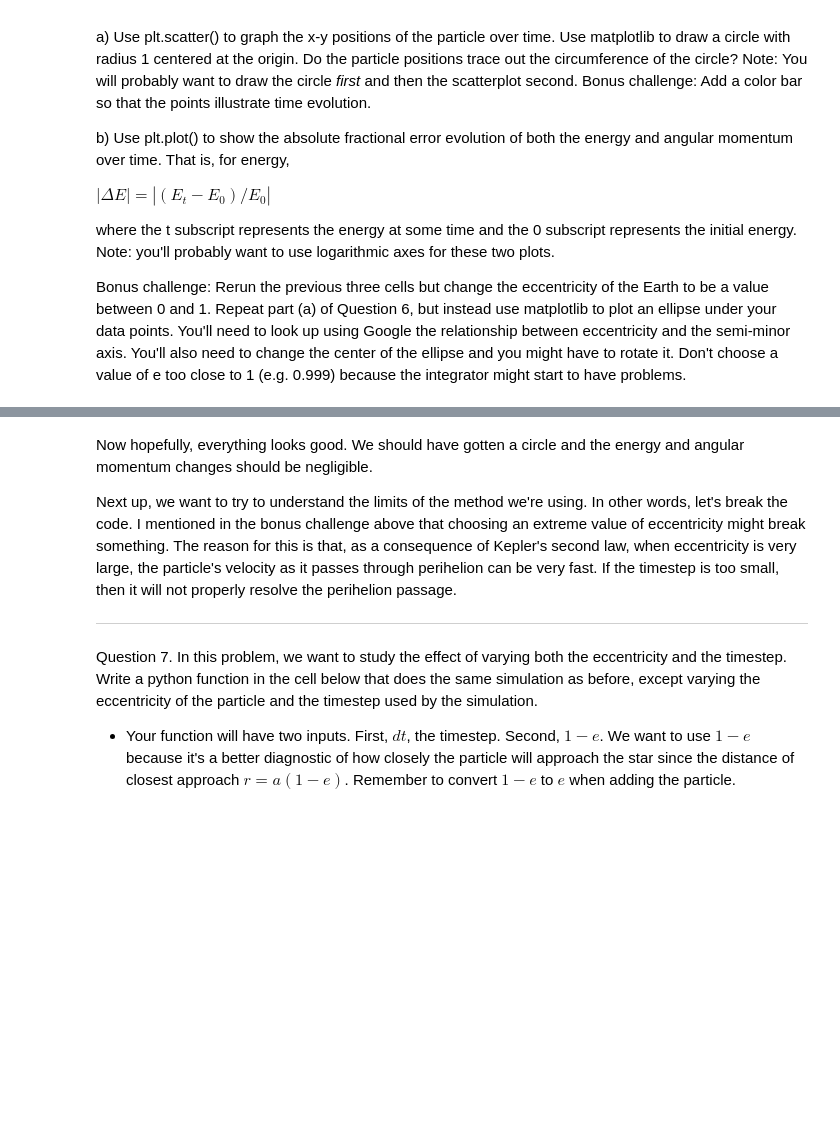
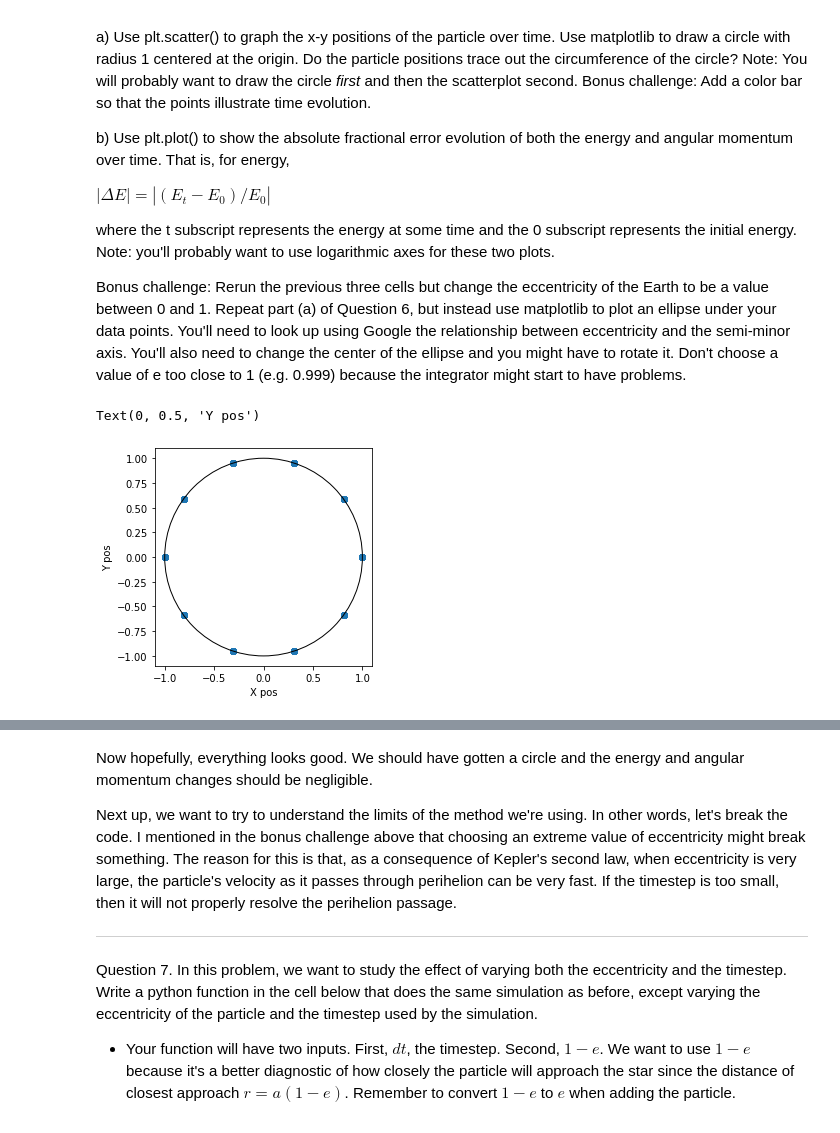
Before and after one commit to CIERA-Northwestern/REACHpy, a Jupyter notebook: Projects/SimulatingPlanetarySystems/SimulatingPlanetarySystems.ipynb, the cells around one changed output, grey strips where cells are left out. Cells and saved outputs as stored; diff of their text form; code cells hidden in the pictures; blank space fills up the shorter version.

```diff
--- a/Projects/SimulatingPlanetarySystems/SimulatingPlanetarySystems.ipynb
+++ b/Projects/SimulatingPlanetarySystems/SimulatingPlanetarySystems.ipynb
@@ -139,7 +188,7 @@ def L_tot(x, y, vx, vy):
 sim = rebound.Simulation()
 sim.G = 4*np.pi**2
 sim.integrator = "whfast"
-sim.dt = 1e-2
+sim.dt = 1e-3
 
 # add particles
 sim.add(m=1) # Sun
@@ -165,10 +214,13 @@ Question 5. Take a look at the second code box in the [documentation](https://re
-# %%
-for time in times:
-  vxs[time] =
-  vys[time] =
-  xs[time] =
-  ys[time] =
-
-print(xs)
-
-# calculate energy and angular momentum here
+# %%
+for i in range(len(times)):
+    sim.integrate(times[i])
+    vxs[i] = sim.particles[1].vx
+    vys[i] = sim.particles[1].vy
+    xs[i] = sim.particles[1].x
+    ys[i] = sim.particles[1].y
+
+print(xs)
+
+# calculate energy and angular momentum here
+Es = E_tot(xs,ys,vxs,vys)
+Ls = L_tot(xs,ys,vxs,vys)
@@ -188,3 +258,13 @@ $ |\Delta E| = | (E_t - E_0)/E_0 | $
 where the t subscript represents the energy at some time and the 0 subscript represents the initial energy. Note: you'll probably want to use logarithmic axes for these two plots.
 
 Bonus challenge: Rerun the previous three cells but change the eccentricity of the Earth to be a value between 0 and 1. Repeat part (a) of Question 6, but instead use matplotlib to plot an ellipse under your data points. You'll need to look up using Google the relationship between eccentricity and the semi-minor axis. You'll also need to change the center of the ellipse and you might have to rotate it. Don't choose a value of e too close to 1 (e.g. 0.999) because the integrator might start to have problems.
+# %%
+fig,ax = plt.subplots()
+ax.add_patch(plt.Circle((0,0),radius=1,fill=False))
+ax.scatter(xs,ys)
+ax.set_aspect('equal')
+ax.set_xlabel('X pos')
+ax.set_ylabel('Y pos')
+# %% [output]
+Text(0, 0.5, 'Y pos')
+[figure, added]
```
Also changed, not shown: parts of 48 cells of this notebook.
